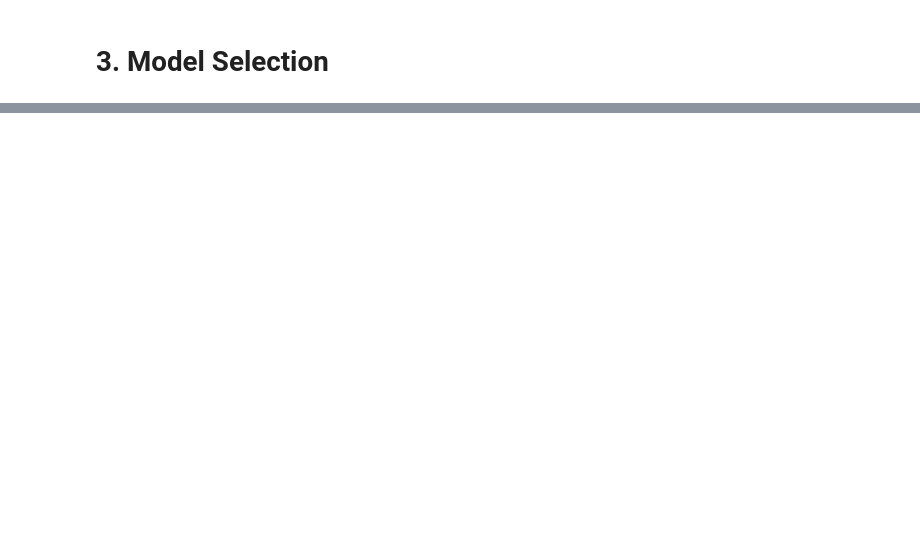
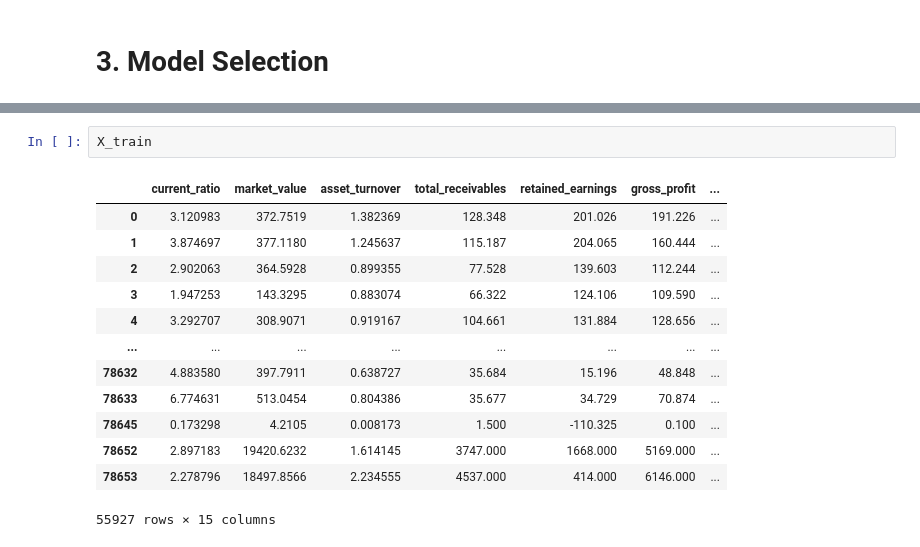
Before and after one commit to AlexanderPelaezJimenez/midtermn_project_mlzoomcamp_2024, a Jupyter notebook: notebooks/notebook.ipynb, the cells around one changed output, grey strips where cells are left out. Drawn from its saved outputs; the diff is of its cells as text; blank space fills up the shorter version.

```diff
--- a/notebooks/notebook.ipynb
+++ b/notebooks/notebook.ipynb
@@ -27,0 +537,16 @@ warnings.filterwarnings("ignore")
+# %%
+X_train
+# %% [output]
+|  | current_ratio | market_value | asset_turnover | total_receivables | retained_earnings | gross_profit | ... |
+| 0 | 3.120983 | 372.7519 | 1.382369 | 128.348 | 201.026 | 191.226 | ... |
+| 1 | 3.874697 | 377.1180 | 1.245637 | 115.187 | 204.065 | 160.444 | ... |
+| 2 | 2.902063 | 364.5928 | 0.899355 | 77.528 | 139.603 | 112.244 | ... |
+| 3 | 1.947253 | 143.3295 | 0.883074 | 66.322 | 124.106 | 109.590 | ... |
+| 4 | 3.292707 | 308.9071 | 0.919167 | 104.661 | 131.884 | 128.656 | ... |
+| ... | ... | ... | ... | ... | ... | ... | ... |
+| 78632 | 4.883580 | 397.7911 | 0.638727 | 35.684 | 15.196 | 48.848 | ... |
+| 78633 | 6.774631 | 513.0454 | 0.804386 | 35.677 | 34.729 | 70.874 | ... |
+| 78645 | 0.173298 | 4.2105 | 0.008173 | 1.500 | -110.325 | 0.100 | ... |
+| 78652 | 2.897183 | 19420.6232 | 1.614145 | 3747.000 | 1668.000 | 5169.000 | ... |
+| 78653 | 2.278796 | 18497.8566 | 2.234555 | 4537.000 | 414.000 | 6146.000 | ... |
+55927 rows × 15 columns
```
Also changed, not shown: parts of 53 cells of this notebook, 2 other files.
